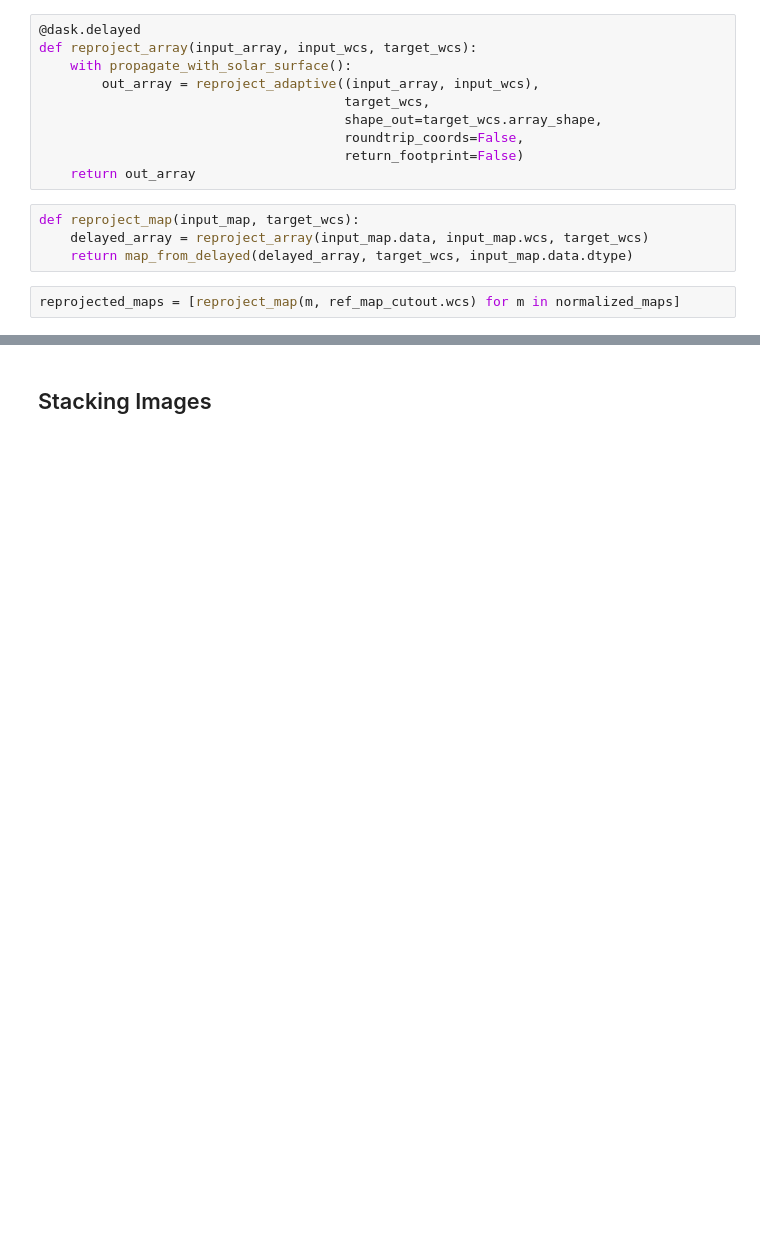
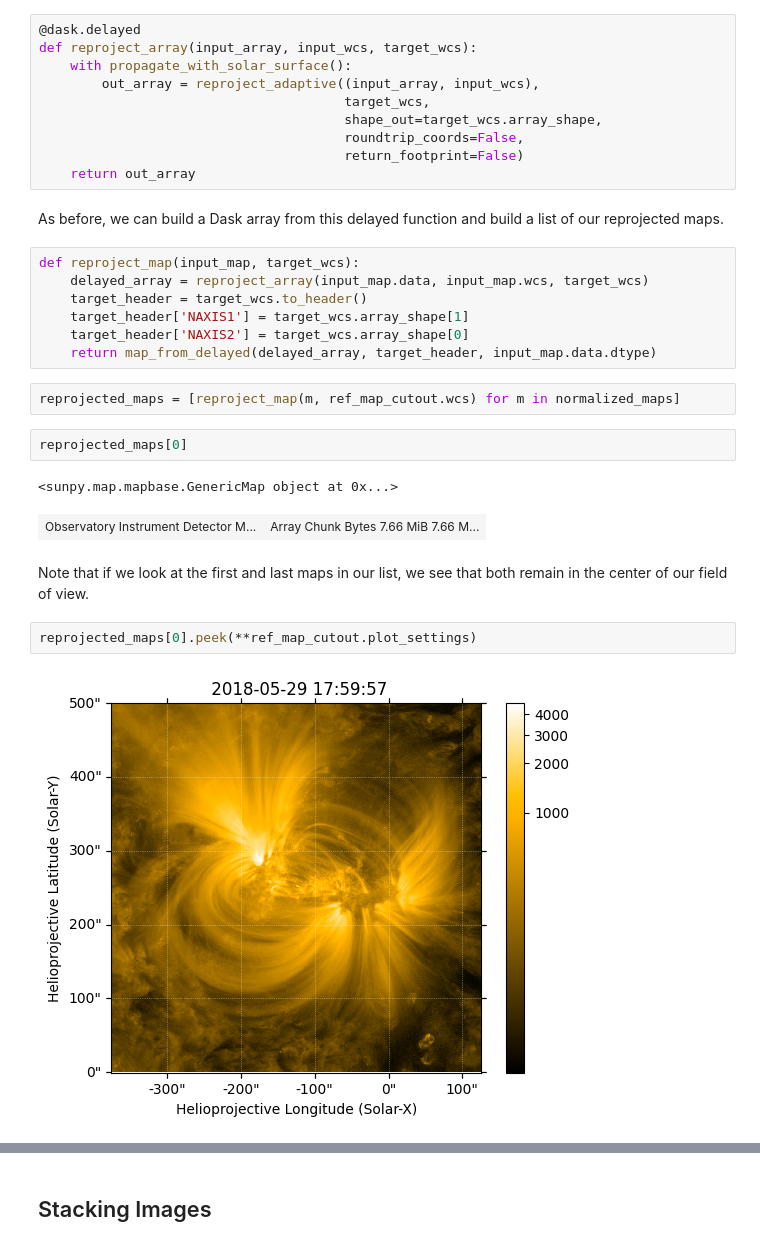
Before and after one commit to wtbarnes/scipy-2023-talk, a Jupyter notebook: sunpy-dask-demo.ipynb, the cells around one changed output, grey strips where cells are left out. Saved outputs shown, nothing was run; the diff lists cells and outputs as text; blank space fills up the shorter version.

```diff
--- a/sunpy-dask-demo.ipynb
+++ b/sunpy-dask-demo.ipynb
@@ -243,9 +255,25 @@ def reproject_array(input_array, input_wcs, target_wcs):
                                        roundtrip_coords=False,
                                        return_footprint=False)
     return out_array
+# %% [markdown]
+As before, we can build a Dask array from this delayed function and build a list of our reprojected maps.
 # %%
 def reproject_map(input_map, target_wcs):
     delayed_array = reproject_array(input_map.data, input_map.wcs, target_wcs)
-    return map_from_delayed(delayed_array, target_wcs, input_map.data.dtype)
+    target_header = target_wcs.to_header()
+    target_header['NAXIS1'] = target_wcs.array_shape[1]
+    target_header['NAXIS2'] = target_wcs.array_shape[0]
+    return map_from_delayed(delayed_array, target_header, input_map.data.dtype)
 # %%
 reprojected_maps = [reproject_map(m, ref_map_cutout.wcs) for m in normalized_maps]
+# %%
+reprojected_maps[0]
+# %% [output]
+<sunpy.map.mapbase.GenericMap object at 0x...>
+| Observatory Instrument Detector M... | Array Chunk Bytes 7.66 MiB 7.66 M... |
+# %% [markdown]
+Note that if we look at the first and last maps in our list, we see that both remain in the center of our field of view.
+# %%
+reprojected_maps[0].peek(**ref_map_cutout.plot_settings)
+# %% [output]
+[figure, added]
```
Also changed, not shown: parts of 56 cells of this notebook.
